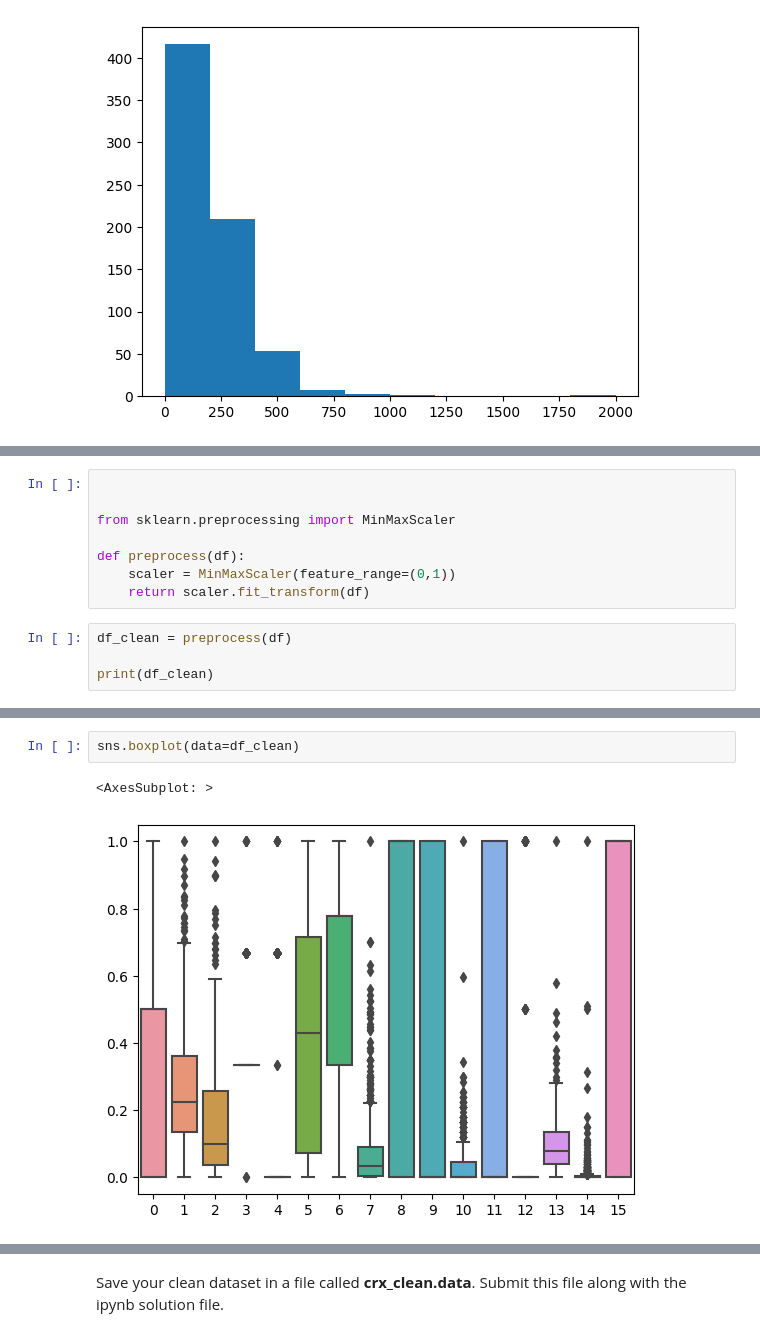
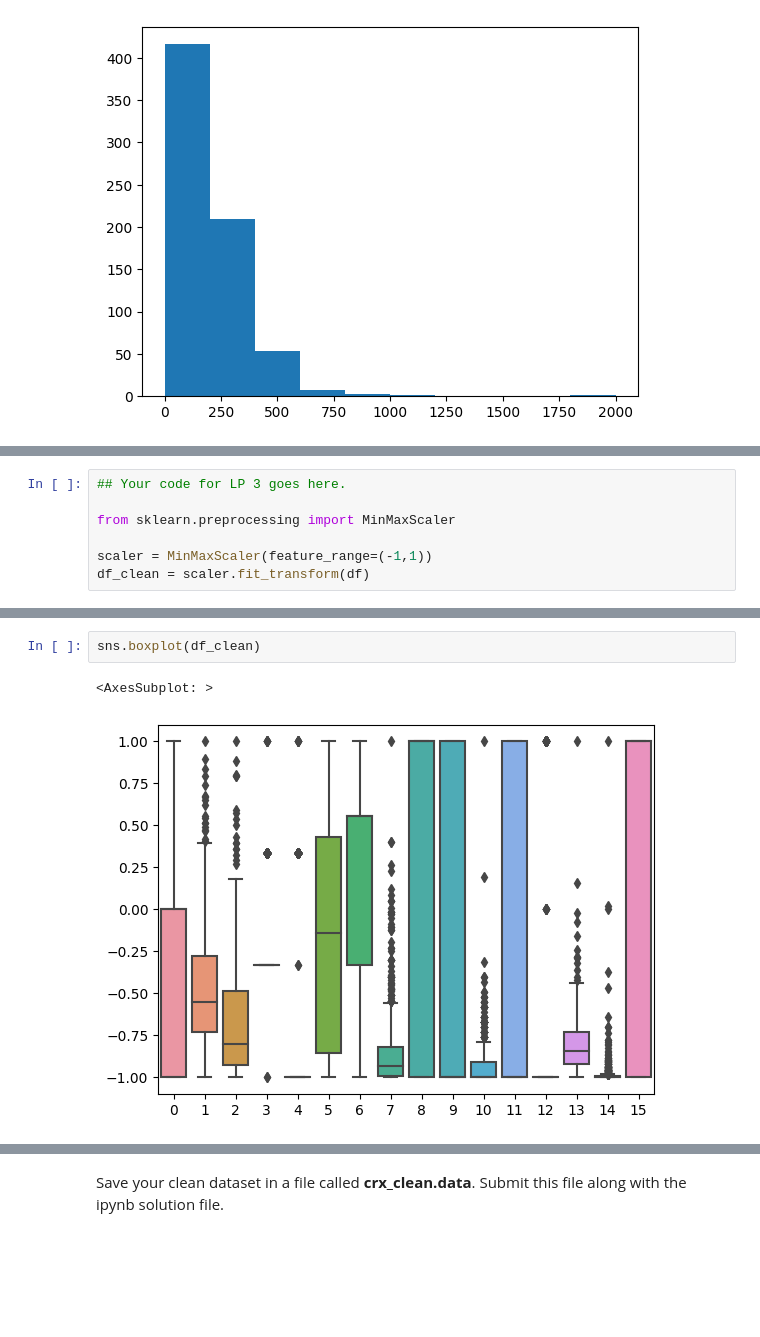
Before and after one commit to ankitajaswal/Cmpe255, a Jupyter notebook: HW1/HW1 Part 1.ipynb, the cells around one changed output, grey strips where cells are left out. Saved outputs shown, nothing was run; the diff lists cells and outputs as text; blank space fills up the shorter version.

```diff
--- a/HW1/HW1 Part 1.ipynb
+++ b/HW1/HW1 Part 1.ipynb
@@ -436,12 +439,7 @@ print(zscores)
 # %%
-
+## Your code for LP 3 goes here.
 
 from sklearn.preprocessing import MinMaxScaler
 
-def preprocess(df):
-    scaler = MinMaxScaler(feature_range=(0,1))
-    return scaler.fit_transform(df)
+scaler = MinMaxScaler(feature_range=(-1,1))
+df_clean = scaler.fit_transform(df)
-# %%
-df_clean = preprocess(df)
-
-print(df_clean)
@@ -462,5 +484,5 @@ print(df_clean)
 # %%
-sns.boxplot(data=df_clean)
+sns.boxplot(df_clean)
 # %% [output]
 <AxesSubplot: >
-[figure, old version]
+[figure, new version]
```
Also changed, not shown: parts of 14 cells of this notebook, 1 other file.
